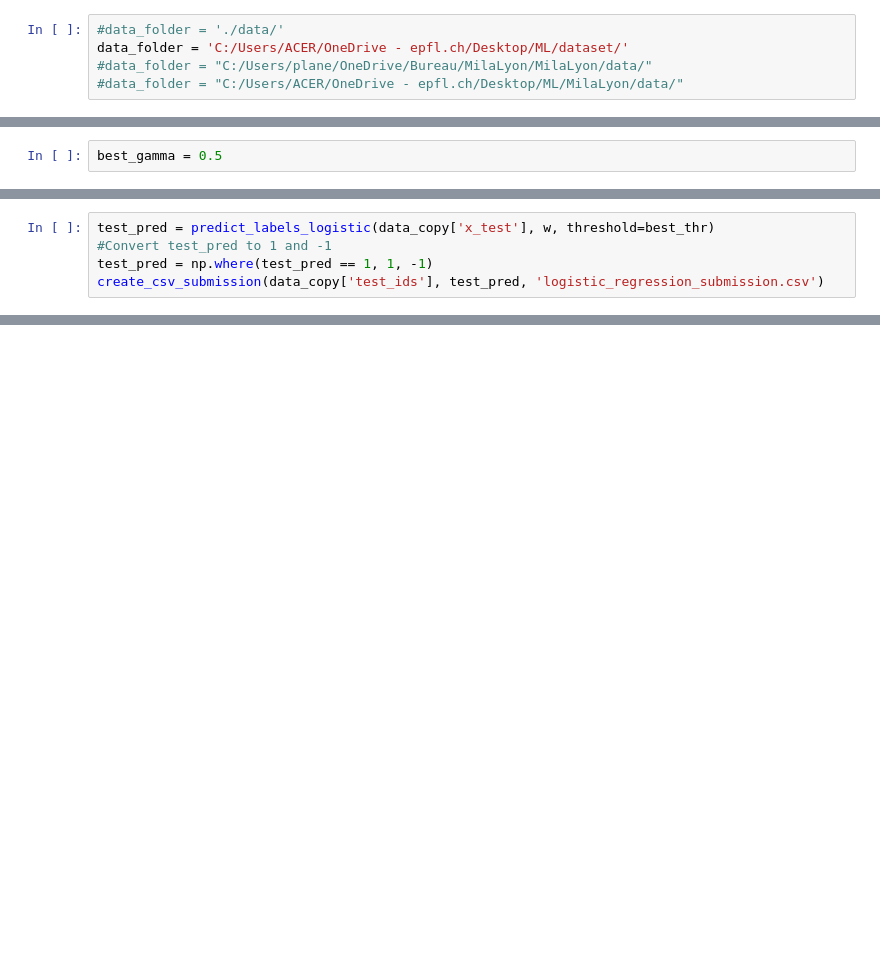
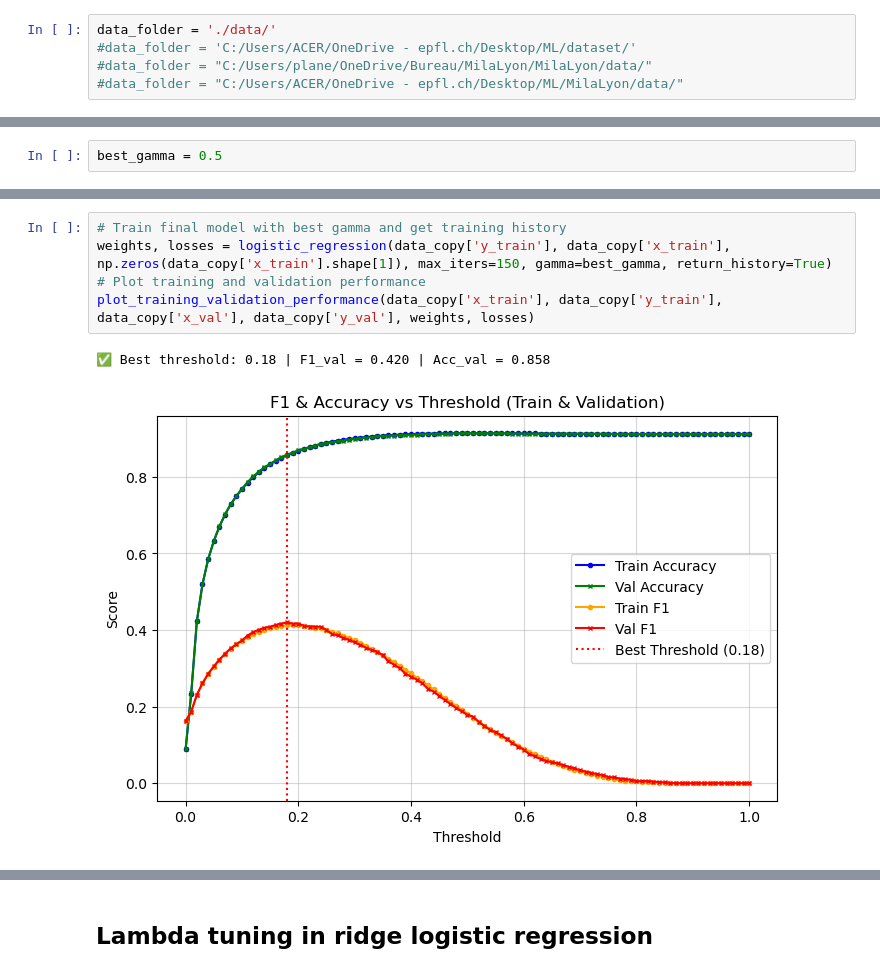
Before and after one commit to nathanmutin/MilaLyon, a Jupyter notebook: process.ipynb, the cells around one changed output, grey strips where cells are left out. Saved outputs shown, nothing was run; the diff lists cells and outputs as text; blank space fills up the shorter version.

```diff
--- a/process.ipynb
+++ b/process.ipynb
@@ -9,6 +9,6 @@ import matplotlib.pyplot as plt
 # %%
-#data_folder = './data/'
-data_folder = 'C:/Users/ACER/OneDrive - epfl.ch/Desktop/ML/dataset/'
+data_folder = './data/'
+#data_folder = 'C:/Users/ACER/OneDrive - epfl.ch/Desktop/ML/dataset/'
 #data_folder = "C:/Users/plane/OneDrive/Bureau/MilaLyon/MilaLyon/data/"
 #data_folder = "C:/Users/ACER/OneDrive - epfl.ch/Desktop/ML/MilaLyon/data/"
 # %%
@@ -497,5 +153,8 @@ plt.show()
-# %%
-test_pred = predict_labels_logistic(data_copy['x_test'], w, threshold=best_thr)
-#Convert test_pred to 1 and -1
-test_pred = np.where(test_pred == 1, 1, -1)
-create_csv_submission(data_copy['test_ids'], test_pred, 'logistic_regression_submission.csv')
+# %%
+# Train final model with best gamma and get training history
+weights, losses = logistic_regression(data_copy['y_train'], data_copy['x_train'], np.zeros(data_copy['x_train'].shape[1]), max_iters=150, gamma=best_gamma, return_history=True)
+# Plot training and validation performance
+plot_training_validation_performance(data_copy['x_train'], data_copy['y_train'], data_copy['x_val'], data_copy['y_val'], weights, losses)
+# %% [output]
+✅ Best threshold: 0.18 | F1_val = 0.420 | Acc_val = 0.858
+[figure, added]
@@ -501,0 +162,2 @@ create_csv_submission(data_copy['test_ids'], test_pred, 'logistic_regression_sub
+# %% [markdown]
+## Lambda tuning in ridge logistic regression
```
Also changed, not shown: parts of 49 cells of this notebook, 1 other file.
